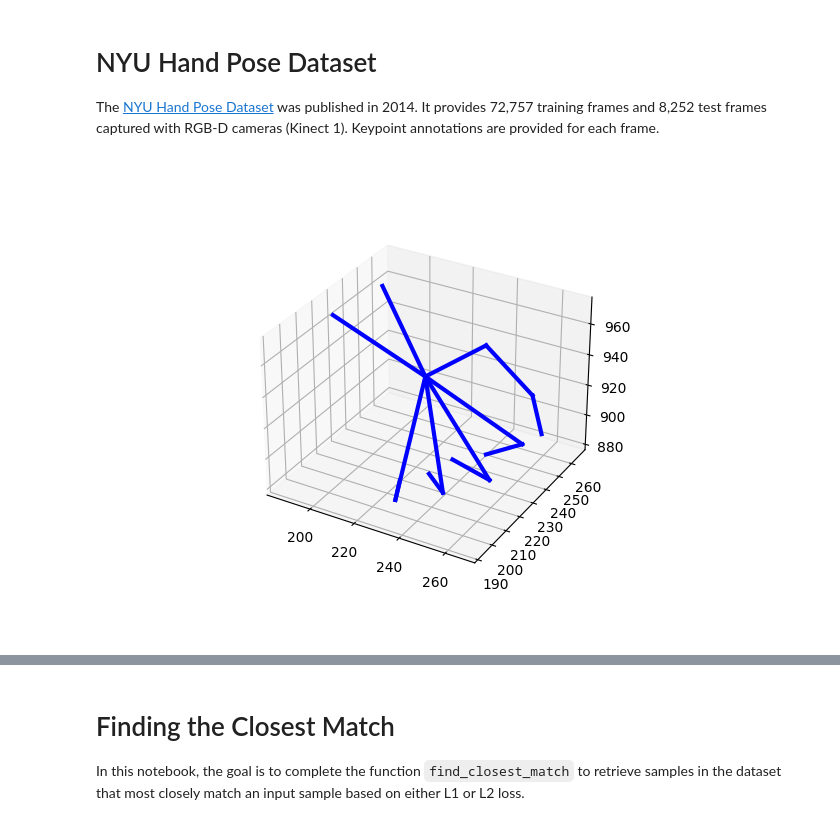
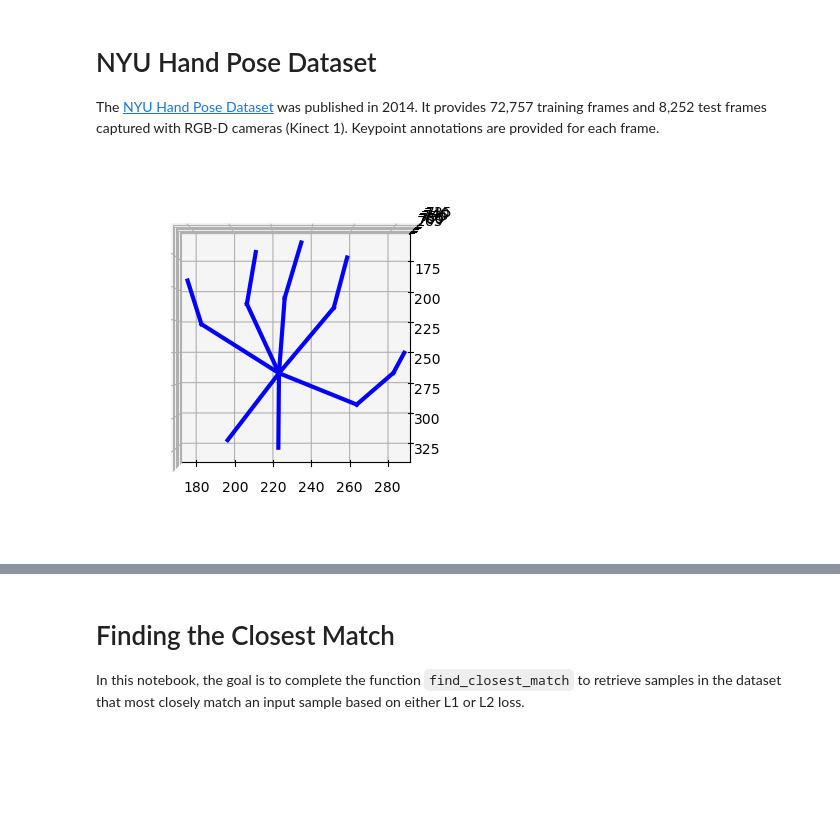
Before and after one commit to ajdillhoff/Linear-Algebra-Examples, a Jupyter notebook: machine_learning/Hand Pose Search.ipynb, the cells around one changed output, grey strips where cells are left out. Drawn from its saved outputs; the diff is of its cells as text; code cells hidden in the pictures; blank space fills up the shorter version.

```diff
--- a/machine_learning/Hand Pose Search.ipynb
+++ b/machine_learning/Hand Pose Search.ipynb
@@ -51,10 +41,14 @@ train_dataset = training_mat['joint_uvd'][0]
 
 # Show a sample
 eval_joints = [0, 3, 6, 9, 12, 15, 18, 21, 24, 25, 27, 30, 31, 32]
-sample = train_dataset[10000][eval_joints]
-
-fig = plt.figure()
-ax = fig.add_subplot(111, projection='3d')
-plot_hands3d(ax, sample, 'b')
+train_dataset = train_dataset[:, eval_joints]
+test_dataset = test_dataset[:, eval_joints]
-# %% [output]
-[figure, removed]
+# %%
+sample = train_dataset[0]
+
+fig = plt.figure()
+ax = fig.add_subplot(111, projection='3d')
+ax.view_init(-90, -90)
+plot_hands3d(ax, sample, 'b')
+# %% [output]
+[figure, added]
```
Also changed, not shown: parts of 7 cells of this notebook.
